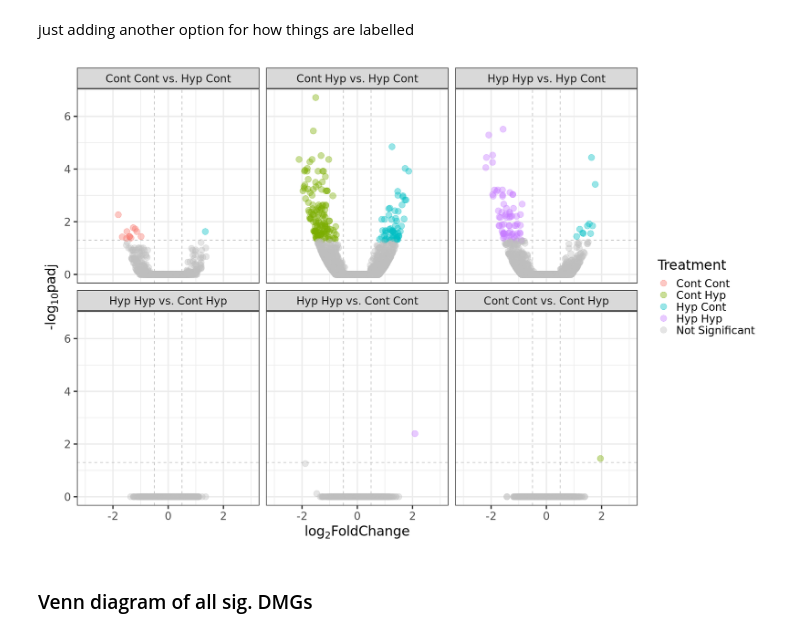
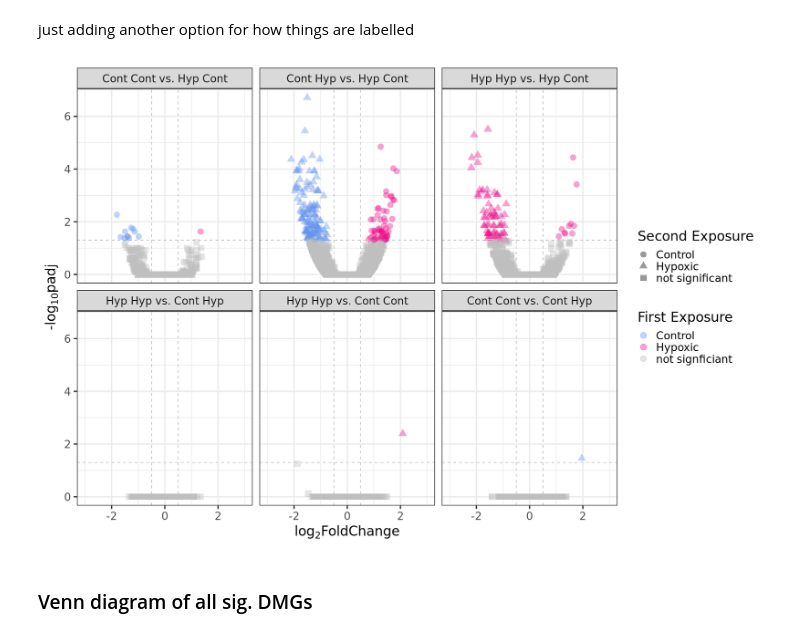
Before and after one commit to jgmcdonough/CE18_methylRAD_analysis, a Jupyter notebook: analysis/DMGs_analysis/HC_genes_2.0.ipynb, the cells around one changed output. Cells and saved outputs as stored; diff of their text form; code cells hidden in the pictures.

```diff
--- a/analysis/DMGs_analysis/HC_genes_2.0.ipynb
+++ b/analysis/DMGs_analysis/HC_genes_2.0.ipynb
@@ -610,42 +577,44 @@ ggsave('/project/pi_sarah_gignouxwolfsohn_uml_edu/julia/CE_MethylRAD_analysis_20
       width = 15, heigh = 10)
 # %% [markdown]
 just adding another option for how things are labelled
-# %%
-options(repr.plot.width=15, repr.plot.height=10)
-
-# setting order of grids for facet_wrap
-mega_df$pair <- factor(mega_df$pair, levels = c('CC_HC','CH_HC','HH_HC', 'HH_CH','HH_CC','CC_CH'))
-
-# renaming grid labels
-new_labels <- c(CC_HC = "Cont Cont vs. Hyp Cont",
-                CH_HC = "Cont Hyp vs. Hyp Cont",
-                HH_HC = "Hyp Hyp vs. Hyp Cont",
-               HH_CH = "Hyp Hyp vs. Cont Hyp",
-               HH_CC = "Hyp Hyp vs. Cont Cont",
-               CC_CH = "Cont Cont vs. Cont Hyp")
-
-volcano_MEGA2 <- ggplot(data = mega_df, aes(x = log2FoldChange,
-                                             y = -log10(padj),
-                                             col = methyl)) +
-                        geom_vline(xintercept = c(-0.5,0.5),
-                                   col = "gray",
-                                   linetype = 'dashed') + # fold change threshold line
-                        geom_hline(yintercept = -log10(0.05),
-                                   col = "gray",
-                                   linetype = 'dashed') + # padj threshold line
-                        geom_point(size=4, alpha =0.4) +
-scale_color_manual(values = c('#F8766D','#7CAE00', '#00BFC4', '#C77CFF', 'gray'),
-                                           labels=c('Cont Cont','Cont Hyp', 'Hyp Cont', 'Hyp Hyp', 'Not Significant')) +
-facet_wrap(~pair, labeller = as_labeller(new_labels)) +
-                        theme_bw(base_size=20) +
-                        labs(col='Treatment',
-                             x = expression("log"[2]*"FoldChange"),
-                             y = expression("-log"[10]*"padj")) +
-                        scale_x_continuous(limits = c(-3,3))
-
-volcano_MEGA2
-# %% [output]
-[figure, removed]
+# %%
+options(repr.plot.width=15, repr.plot.height=10)
+
+# setting order of grids for facet_wrap
+mega_df$pair <- factor(mega_df$pair, levels = c('CC_HC','CH_HC','HH_HC', 'HH_CH','HH_CC','CC_CH'))
+
+# renaming grid labels
+new_labels <- c(CC_HC = "Cont Cont vs. Hyp Cont",
+                CH_HC = "Cont Hyp vs. Hyp Cont",
+                HH_HC = "Hyp Hyp vs. Hyp Cont",
+               HH_CH = "Hyp Hyp vs. Cont Hyp",
+               HH_CC = "Hyp Hyp vs. Cont Cont",
+               CC_CH = "Cont Cont vs. Cont Hyp")
+
+volcano_MEGA2 <- ggplot(data = mega_df, aes(x = log2FoldChange,
+                                             y = -log10(padj),
+                                             col = phase1_moreMe,
+                                          shape = phase2_moreMe)) +
+                        geom_vline(xintercept = c(-0.5,0.5),
+                                   col = "gray",
+                                   linetype = 'dashed') + # fold change threshold line
+                        geom_hline(yintercept = -log10(0.05),
+                                   col = "gray",
+                                   linetype = 'dashed') + # padj threshold line
+                        geom_point(size=4, alpha =0.4) +
+scale_color_manual(values=c('cornflowerblue','deeppink2', 'gray')) +
+theme_bw() +
+facet_wrap(~pair, labeller = as_labeller(new_labels)) +
+                        theme_bw(base_size=20) +
+                        labs(col='First Exposure',
+                             shape = 'Second Exposure',
+                             x = expression("log"[2]*"FoldChange"),
+                             y = expression("-log"[10]*"padj")) +
+                        scale_x_continuous(limits = c(-3,3))
+
+volcano_MEGA2
+# %% [output]
+[figure, added]
 # %%
 ggsave('/project/pi_sarah_gignouxwolfsohn_uml_edu/julia/CE_MethylRAD_analysis_2018/analysis/figures/metaVolcano2.pdf', volcano_MEGA2,
       width = 15, heigh = 10)
```
Also changed, not shown: parts of 8 cells of this notebook.
